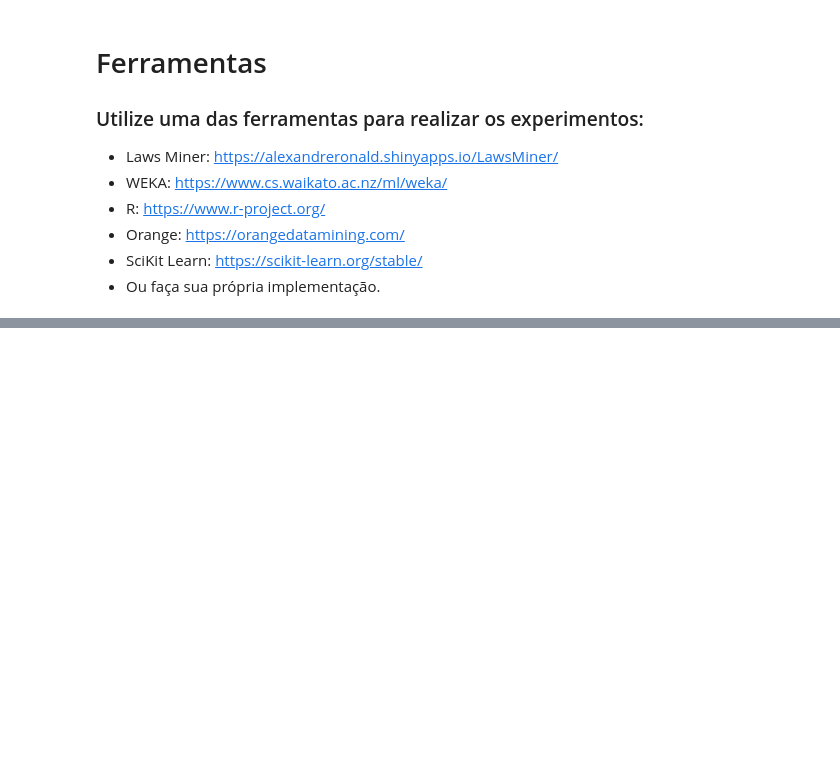
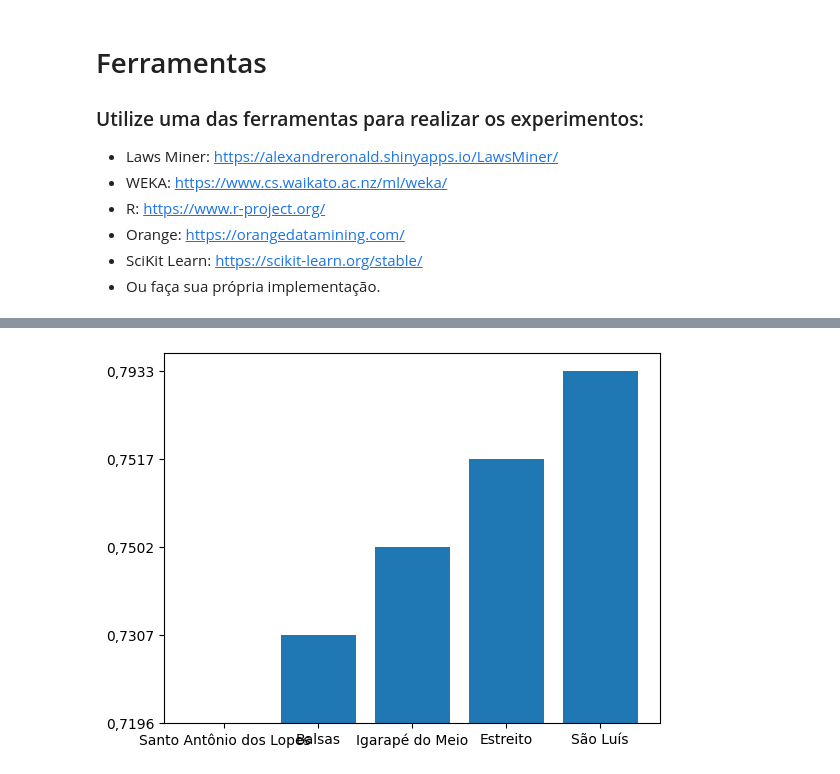
Before and after one commit to nervaljunior/JupyterHub, a Jupyter notebook: Untitled0.ipynb, the cells around one changed output, grey strips where cells are left out. Drawn from its saved outputs; the diff is of its cells as text; code cells hidden in the pictures; blank space fills up the shorter version.

```diff
--- a/Untitled0.ipynb
+++ b/Untitled0.ipynb
@@ -135,0 +113,2 @@ training= df_treinamento_supervisionado
+# %%
+ treino = pd.read_csv('/content/drive/MyDrive/IA/Base_Treinamento_Supervisionado.csv', encoding="ISO-8859-1",sep=";")
@@ -135,0 +131,2 @@ training= df_treinamento_supervisionado
+# %%
+treino = treino.sort_values(by = 'IFGF')
@@ -135,0 +149,9 @@ training= df_treinamento_supervisionado
+# %%
+# plot
+fig, ax = plt.subplots()
+
+ax.bar(treino.tail()['Município'], treino.tail()['IFGF'])
+
+plt.show()
+# %% [output]
+[figure, added]
```
Also changed, not shown: parts of 20 cells of this notebook.
